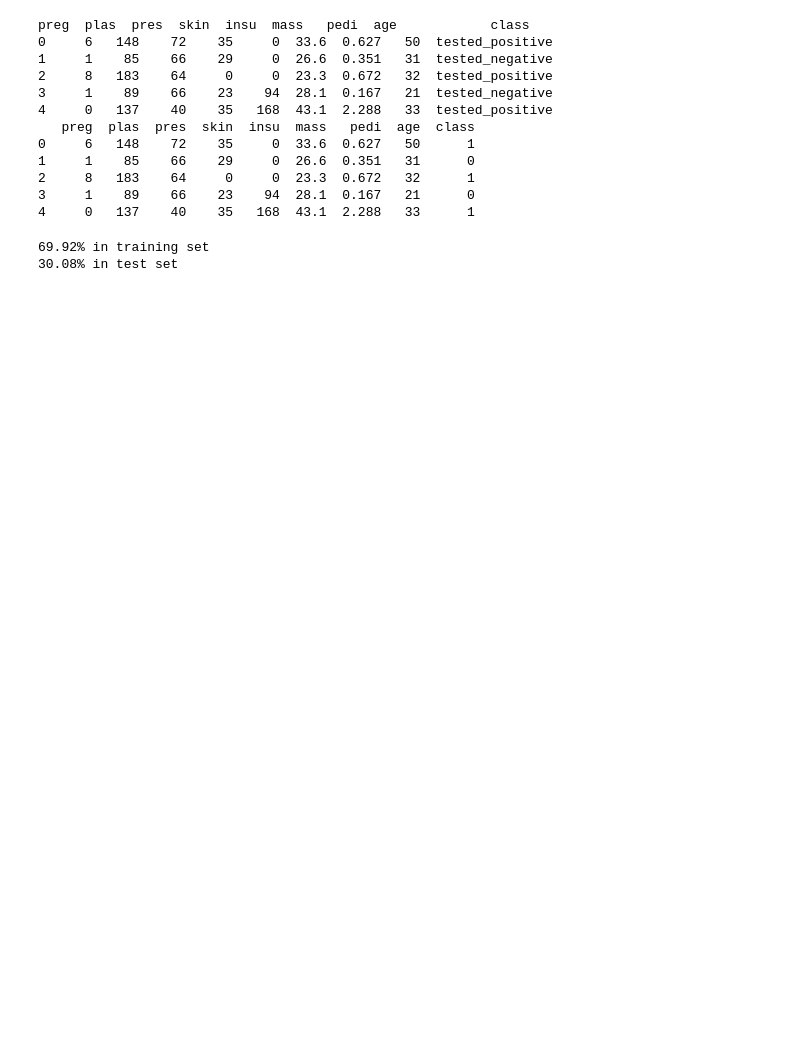
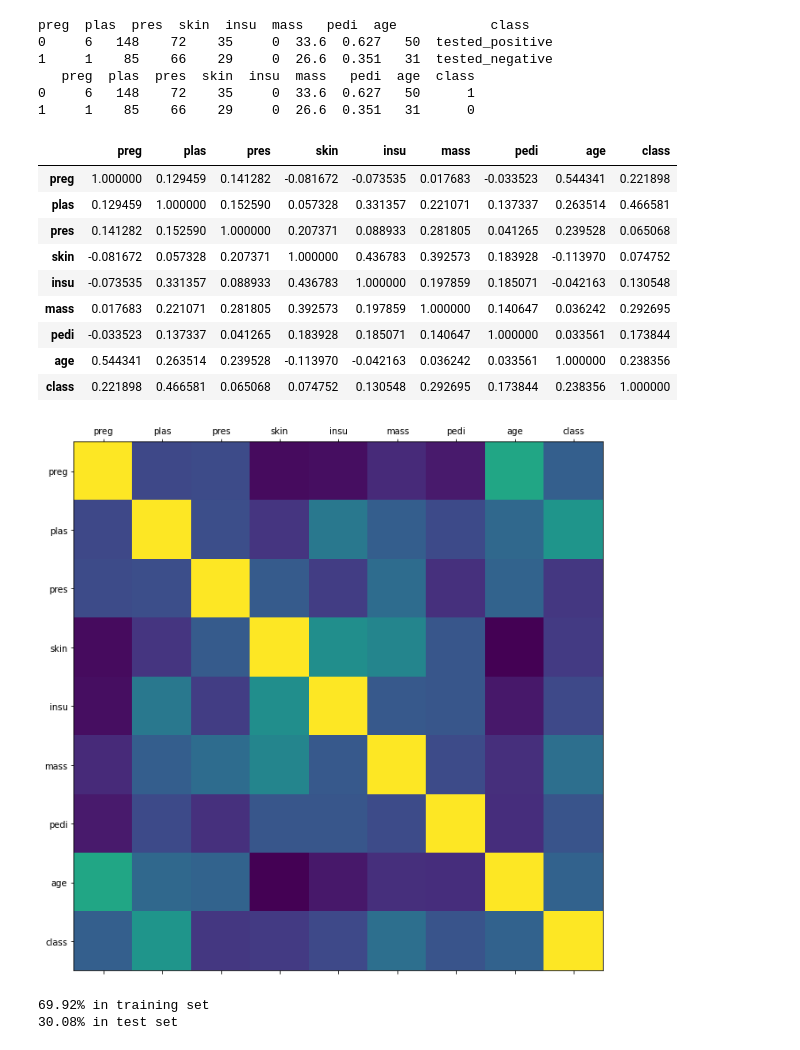
Before and after one commit to HenrikAgger/PythonProject, a Jupyter notebook: diabetes_analysis.ipynb, the cells around one changed output. Saved outputs shown, nothing was run; the diff lists cells and outputs as text; code cells hidden in the pictures; blank space fills up the shorter version.

```diff
--- a/diabetes_analysis.ipynb
+++ b/diabetes_analysis.ipynb
@@ -1,30 +1,34 @@
 # %%
 import pandas as pd
 import numpy as np
 import diabetes as db
 import diabetes_train as tt
 from sklearn import metrics
 
-# Here the file is loaded, and data is being cleansed
-diabetes_data = db.read_csv('diabetes.csv') # csv file here is loaded
-print(diabetes_data.head())
+df = db.read_csv('diabetes.csv') # csv file is loaded
+print(df.head(2))
 
-# Here we use feature selections
-diabetes_data = db.negative_positive(diabetes_data) # Data from diabetes.csv is analysed by machinelearning
-print(diabetes_data.head())
+df = db.negative_positive(df)
+print(df.head(2))
 
-db.plot_corr(diabetes_data) # we used Panda to get dataExploration
+db.plot_corr(df)
+df.corr() # Note fx. that glycose correlates 46,7% with the class(diabetes)
 # %% [output]
 preg  plas  pres  skin  insu  mass   pedi  age            class
 0     6   148    72    35     0  33.6  0.627   50  tested_positive
 1     1    85    66    29     0  26.6  0.351   31  tested_negative
-2     8   183    64     0     0  23.3  0.672   32  tested_positive
-3     1    89    66    23    94  28.1  0.167   21  tested_negative
-4     0   137    40    35   168  43.1  2.288   33  tested_positive
    preg  plas  pres  skin  insu  mass   pedi  age  class
 0     6   148    72    35     0  33.6  0.627   50      1
 1     1    85    66    29     0  26.6  0.351   31      0
-2     8   183    64     0     0  23.3  0.672   32      1
-3     1    89    66    23    94  28.1  0.167   21      0
-4     0   137    40    35   168  43.1  2.288   33      1
+|  | preg | plas | pres | skin | insu | mass | pedi | age | class |
+| preg | 1.000000 | 0.129459 | 0.141282 | -0.081672 | -0.073535 | 0.017683 | -0.033523 | 0.544341 | 0.221898 |
+| plas | 0.129459 | 1.000000 | 0.152590 | 0.057328 | 0.331357 | 0.221071 | 0.137337 | 0.263514 | 0.466581 |
+| pres | 0.141282 | 0.152590 | 1.000000 | 0.207371 | 0.088933 | 0.281805 | 0.041265 | 0.239528 | 0.065068 |
+| skin | -0.081672 | 0.057328 | 0.207371 | 1.000000 | 0.436783 | 0.392573 | 0.183928 | -0.113970 | 0.074752 |
+| insu | -0.073535 | 0.331357 | 0.088933 | 0.436783 | 1.000000 | 0.197859 | 0.185071 | -0.042163 | 0.130548 |
+| mass | 0.017683 | 0.221071 | 0.281805 | 0.392573 | 0.197859 | 1.000000 | 0.140647 | 0.036242 | 0.292695 |
+| pedi | -0.033523 | 0.137337 | 0.041265 | 0.183928 | 0.185071 | 0.140647 | 1.000000 | 0.033561 | 0.173844 |
+| age | 0.544341 | 0.263514 | 0.239528 | -0.113970 | -0.042163 | 0.036242 | 0.033561 | 1.000000 | 0.238356 |
+| class | 0.221898 | 0.466581 | 0.065068 | 0.074752 | 0.130548 | 0.292695 | 0.173844 | 0.238356 | 1.000000 |
+[figure, added]
 # %%
```
Also changed, not shown: parts of 4 cells of this notebook, 2 other files.
